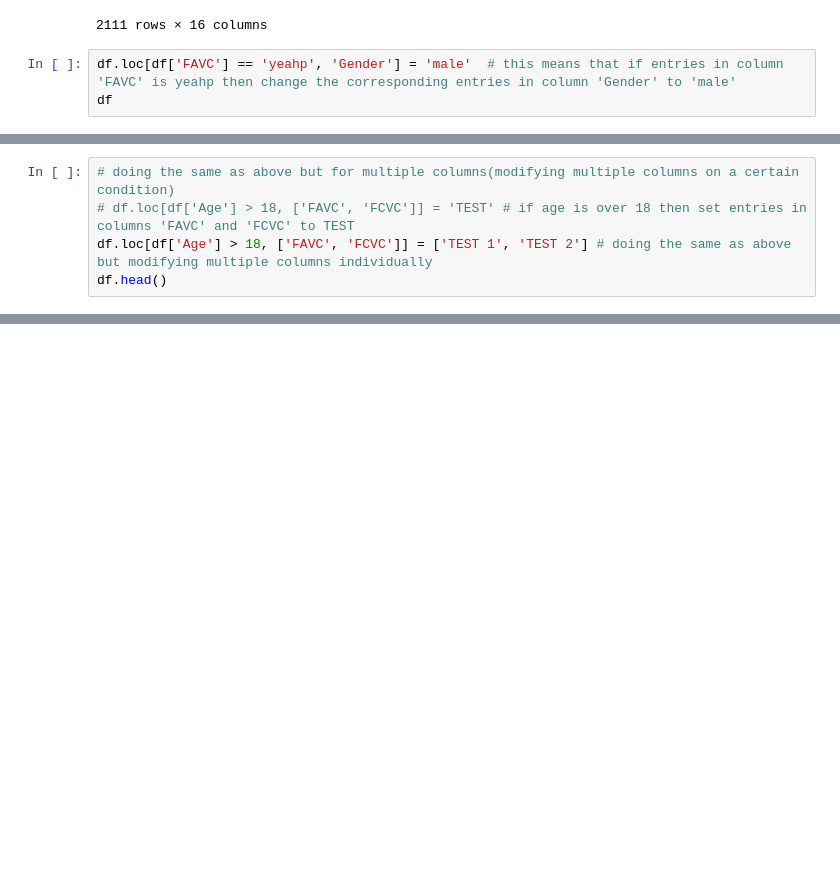
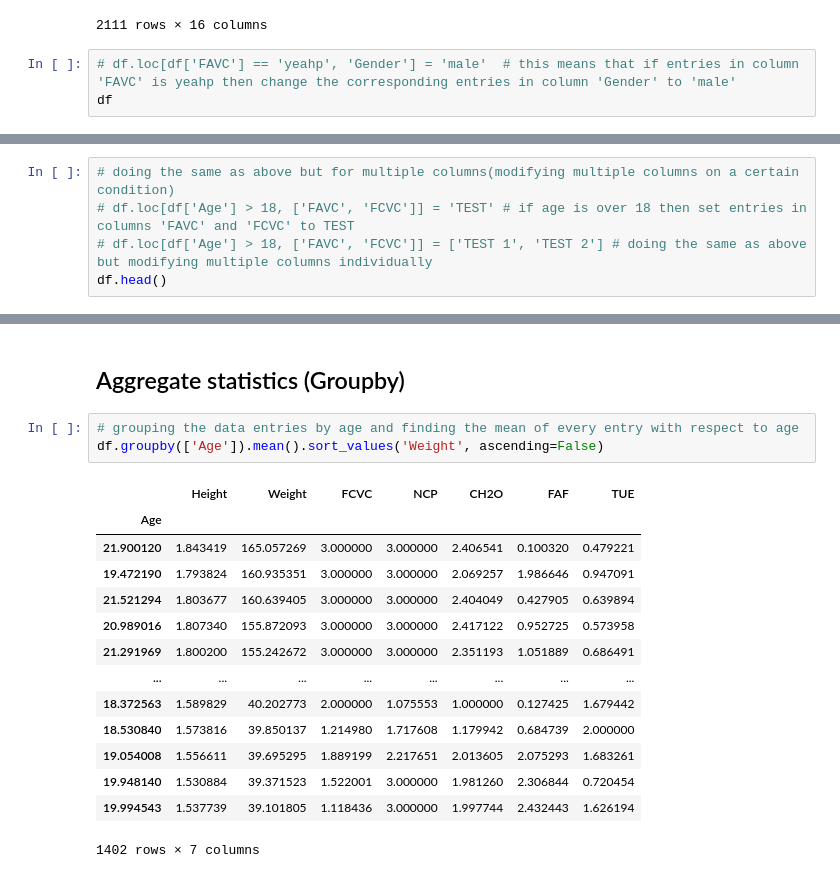
Before and after one commit to nguonodave/pandas, a Jupyter notebook: obecity-predicter.ipynb, the cells around one changed output, grey strips where cells are left out. Saved outputs shown, nothing was run; the diff lists cells and outputs as text; blank space fills up the shorter version.

```diff
--- a/obecity-predicter.ipynb
+++ b/obecity-predicter.ipynb
@@ -281,7 +281,7 @@ df
 | 2110 | Female | 23.664709 | 1.738836 | 133.472641 | Obesity_Type_III | yeahp | 3.0 | 3.0 | Sometimes | no | 2.863513 | ... |
 2111 rows × 16 columns
 # %%
-df.loc[df['FAVC'] == 'yeahp', 'Gender'] = 'male'  # this means that if entries in column 'FAVC' is yeahp then change the corresponding entries in column 'Gender' to 'male'
+# df.loc[df['FAVC'] == 'yeahp', 'Gender'] = 'male'  # this means that if entries in column 'FAVC' is yeahp then change the corresponding entries in column 'Gender' to 'male'
 df
 # %% [output]
 |  | Gender | Age | Height | Weight | NObeyesdad | FAVC | FCVC | NCP | CAEC | SMOKE | CH2O | ... |
@@ -300,7 +300,7 @@ df
 # %%
 # doing the same as above but for multiple columns(modifying multiple columns on a certain condition)
 # df.loc[df['Age'] > 18, ['FAVC', 'FCVC']] = 'TEST' # if age is over 18 then set entries in columns 'FAVC' and 'FCVC' to TEST
-df.loc[df['Age'] > 18, ['FAVC', 'FCVC']] = ['TEST 1', 'TEST 2'] # doing the same as above but modifying multiple columns individually
+# df.loc[df['Age'] > 18, ['FAVC', 'FCVC']] = ['TEST 1', 'TEST 2'] # doing the same as above but modifying multiple columns individually
 df.head()
 # %% [output]
 |  | Gender | Age | Height | Weight | NObeyesdad | FAVC | FCVC | NCP | CAEC | SMOKE | CH2O | ... |
@@ -311,0 +321,20 @@ df.head()
+# %% [markdown]
+## Aggregate statistics (Groupby)
+# %%
+# grouping the data entries by age and finding the mean of every entry with respect to age
+df.groupby(['Age']).mean().sort_values('Weight', ascending=False)
+# %% [output]
+|  | Height | Weight | FCVC | NCP | CH2O | FAF | TUE |
+| Age |  |  |  |  |  |  |  |
+| 21.900120 | 1.843419 | 165.057269 | 3.000000 | 3.000000 | 2.406541 | 0.100320 | 0.479221 |
+| 19.472190 | 1.793824 | 160.935351 | 3.000000 | 3.000000 | 2.069257 | 1.986646 | 0.947091 |
+| 21.521294 | 1.803677 | 160.639405 | 3.000000 | 3.000000 | 2.404049 | 0.427905 | 0.639894 |
+| 20.989016 | 1.807340 | 155.872093 | 3.000000 | 3.000000 | 2.417122 | 0.952725 | 0.573958 |
+| 21.291969 | 1.800200 | 155.242672 | 3.000000 | 3.000000 | 2.351193 | 1.051889 | 0.686491 |
+| ... | ... | ... | ... | ... | ... | ... | ... |
+| 18.372563 | 1.589829 | 40.202773 | 2.000000 | 1.075553 | 1.000000 | 0.127425 | 1.679442 |
+| 18.530840 | 1.573816 | 39.850137 | 1.214980 | 1.717608 | 1.179942 | 0.684739 | 2.000000 |
+| 19.054008 | 1.556611 | 39.695295 | 1.889199 | 2.217651 | 2.013605 | 2.075293 | 1.683261 |
+| 19.948140 | 1.530884 | 39.371523 | 1.522001 | 3.000000 | 1.981260 | 2.306844 | 0.720454 |
+| 19.994543 | 1.537739 | 39.101805 | 1.118436 | 3.000000 | 1.997744 | 2.432443 | 1.626194 |
+1402 rows × 7 columns
```
Also changed, not shown: parts of 3 cells of this notebook, 1 other file.
